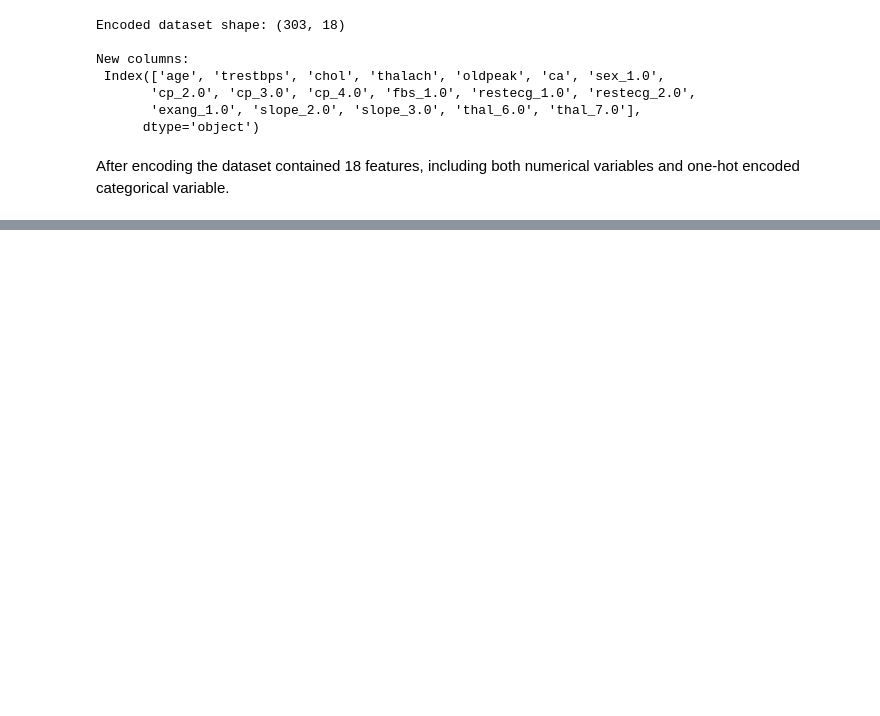
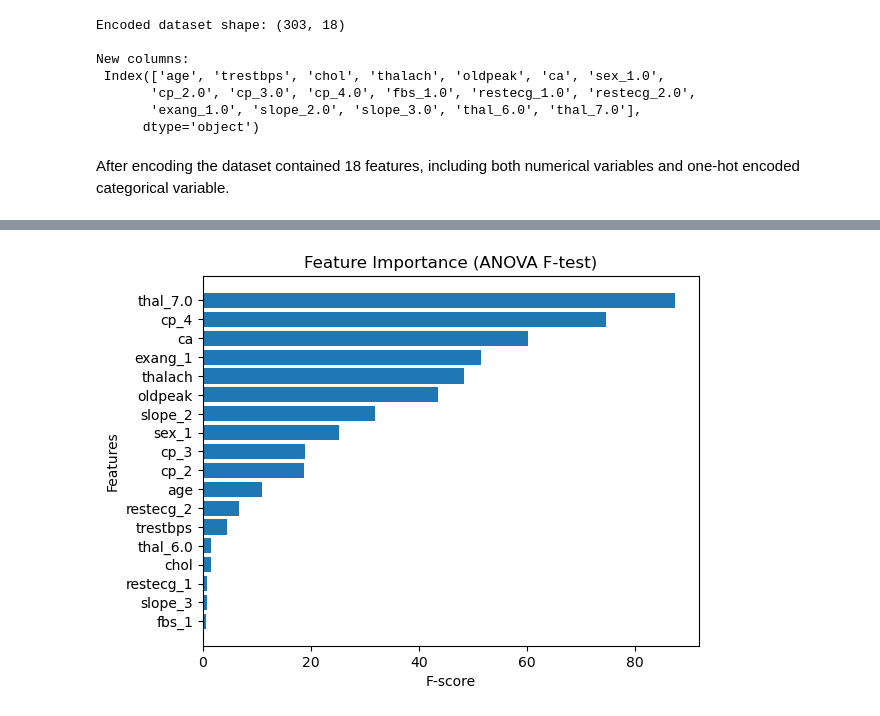
Before and after one commit to Joaomuianga/ML-team-collaboration, a Jupyter notebook: notebooks/PCA_FeactureSelection.ipynb, the cells around one changed output, grey strips where cells are left out. Saved outputs shown, nothing was run; the diff lists cells and outputs as text; code cells hidden in the pictures; blank space fills up the shorter version.

```diff
--- a/notebooks/PCA_FeactureSelection.ipynb
+++ b/notebooks/PCA_FeactureSelection.ipynb
@@ -113,0 +256,4 @@ KeyError: "['num'] not found in axis"
+# %%
+y = features["target"]
+# convert to binary classification
+y = (y>0).astype(int)
@@ -113,0 +262,11 @@ KeyError: "['num'] not found in axis"
+# %%
+# import function to split dataset into training and testing sets
+from sklearn.model_selection import train_test_split
+
+# Split features (X) and target (y) into training and test sets
+X_train, X_test, y_train, y_test = train_test_split(
+X, y,                 # input features and target variable
+test_size = 0.2,      # 20% of data used for testing
+random_state = 42,    # ensures reproducibility of results
+stratify = y          # preserves class distribution in both sets
+)
@@ -113,0 +308,10 @@ KeyError: "['num'] not found in axis"
+# %%
+# creation of a dataframe with feature names and their F-score
+anova_results = pd.DataFrame({
+    "feature": X.columns,                       # original features name
+    "F_score": selector.scores_                 # corresponding ANOVA scores
+}).sort_values(by = "F_score", ascending=False) # Sort from most to least important
+
+# print ranked features
+print("n\Feature ranking:")
+print(anova_results)
@@ -113,0 +339,18 @@ KeyError: "['num'] not found in axis"
+# %%
+# plot
+import matplotlib.pyplot as plt
+
+plt.figure()
+
+# Sort features (lowest → highest for better visualization)
+anova_results_sorted = anova_results.sort_values(by="F_score", ascending=True)
+
+plt.barh(anova_results_sorted["feature"], anova_results_sorted["F_score"])
+
+plt.title("Feature Importance (ANOVA F-test)")
+plt.xlabel("F-score")
+plt.ylabel("Features")
+
+plt.show()
+# %% [output]
+[figure, added]
```
Also changed, not shown: parts of 54 cells of this notebook, 1 other file.
